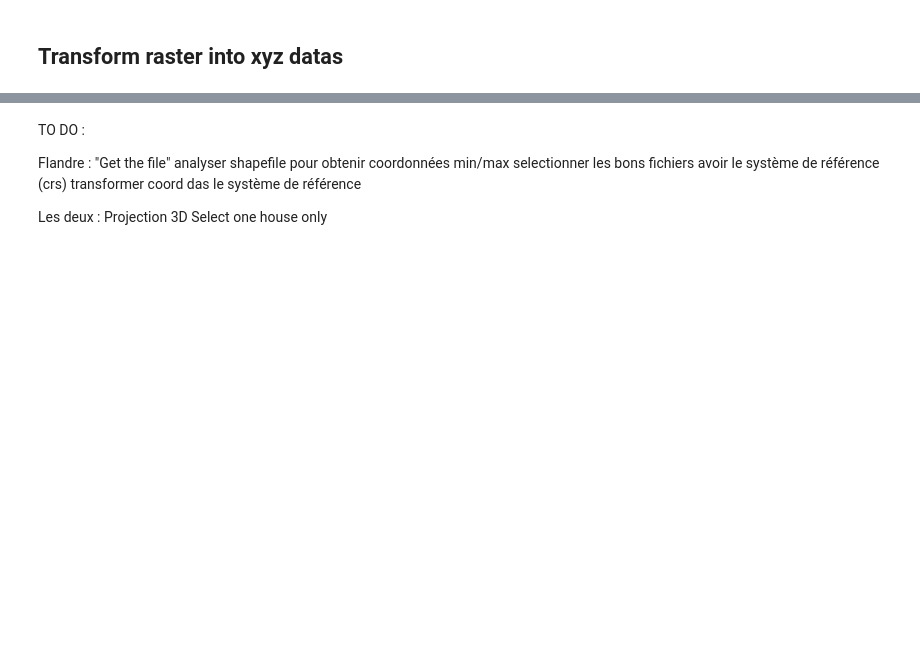
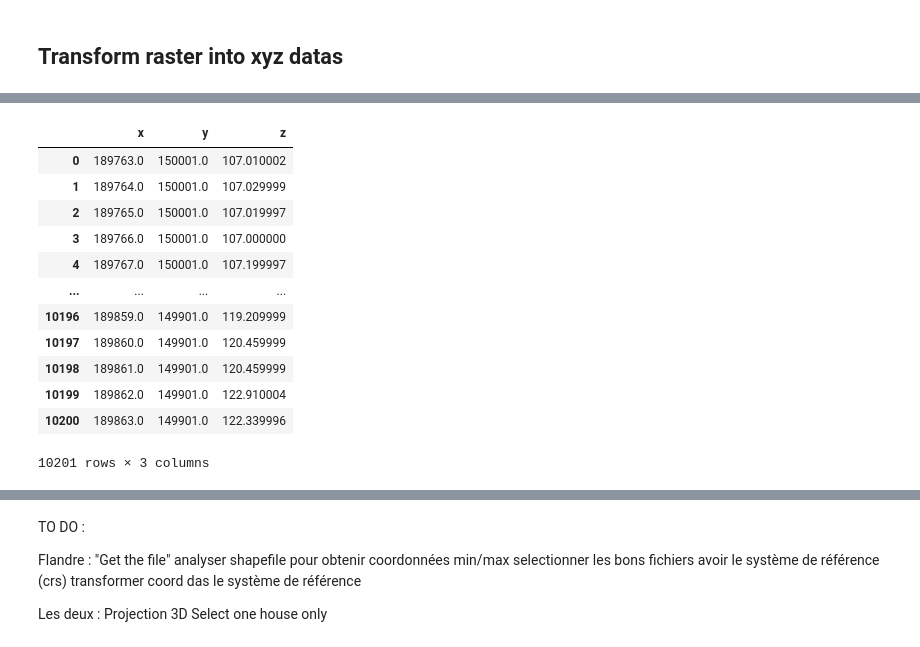
Before and after one commit to Demesmaeker/3D_Houses, a Jupyter notebook: App/main.ipynb, the cells around one changed output, grey strips where cells are left out. Cells and saved outputs as stored; diff of their text form; code cells hidden in the pictures; blank space fills up the shorter version.

```diff
--- a/App/main.ipynb
+++ b/App/main.ipynb
@@ -413,0 +265,16 @@ with rio.open('../Outputs/lidar_chm.tiff', 'w', **dsm_meta) as ff:
+# %%
+df
+# %% [output]
+|  | x | y | z |
+| 0 | 189763.0 | 150001.0 | 107.010002 |
+| 1 | 189764.0 | 150001.0 | 107.029999 |
+| 2 | 189765.0 | 150001.0 | 107.019997 |
+| 3 | 189766.0 | 150001.0 | 107.000000 |
+| 4 | 189767.0 | 150001.0 | 107.199997 |
+| ... | ... | ... | ... |
+| 10196 | 189859.0 | 149901.0 | 119.209999 |
+| 10197 | 189860.0 | 149901.0 | 120.459999 |
+| 10198 | 189861.0 | 149901.0 | 120.459999 |
+| 10199 | 189862.0 | 149901.0 | 122.910004 |
+| 10200 | 189863.0 | 149901.0 | 122.339996 |
+10201 rows × 3 columns
```
Also changed, not shown: parts of 32 cells of this notebook, 4 other files.
